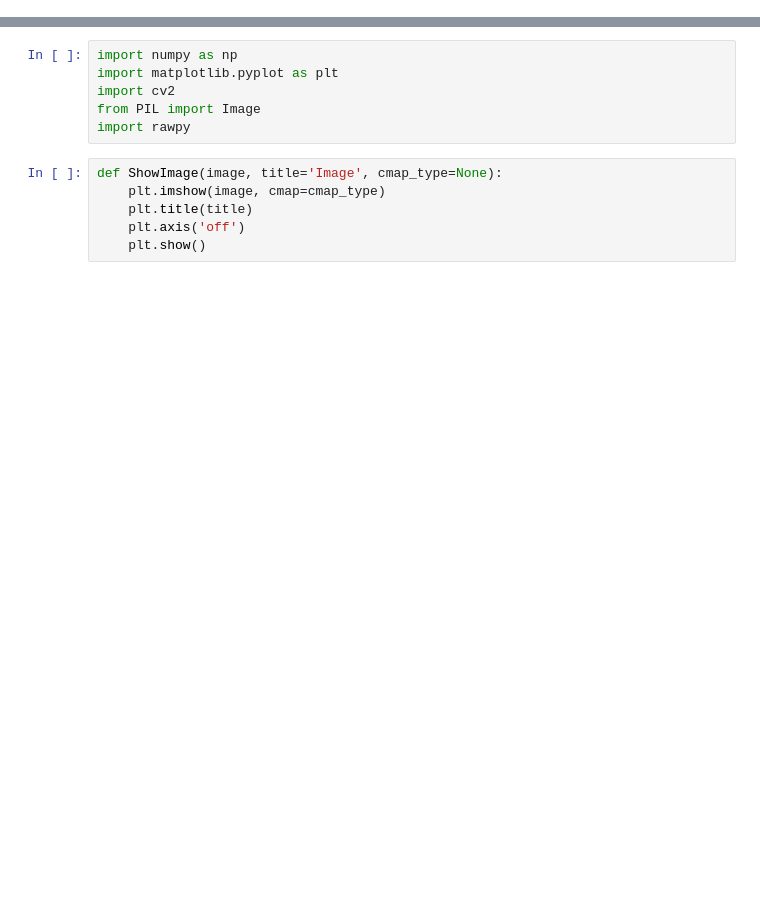
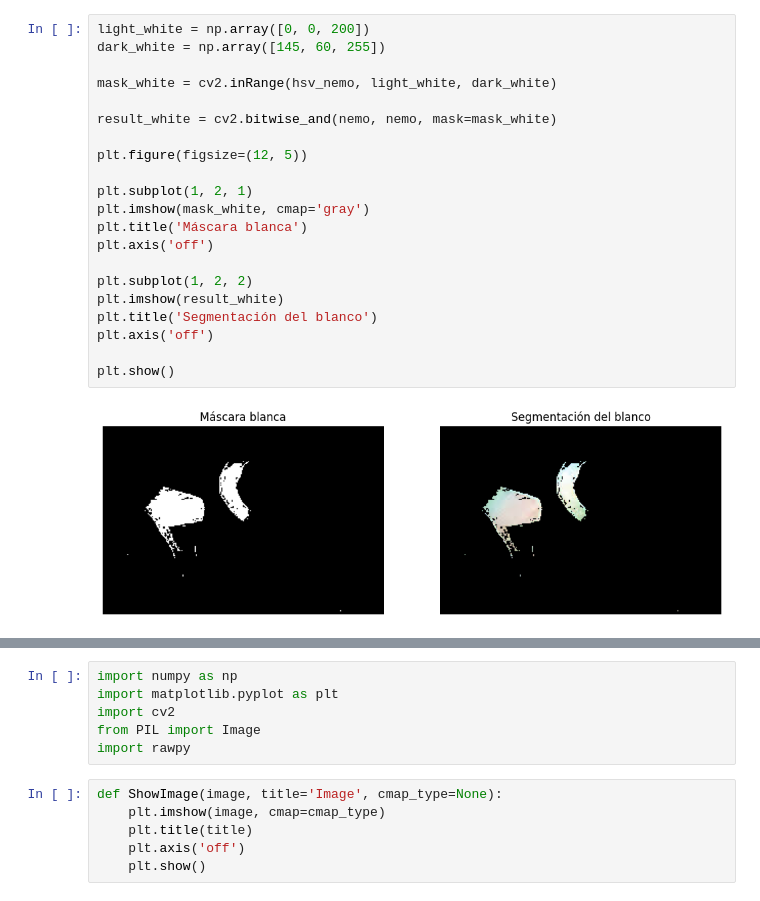
Before and after one commit to Torino1564/Procesamiento-de-Imagenes-Grupo-2, a Jupyter notebook: TP6/TP6.ipynb, the cells around one changed output, grey strips where cells are left out. Drawn from its saved outputs; the diff is of its cells as text; blank space fills up the shorter version.

```diff
--- a/TP6/TP6.ipynb
+++ b/TP6/TP6.ipynb
@@ -23,0 +70,23 @@ Note: you may need to restart the kernel to use updated packages.
+# %%
+light_white = np.array([0, 0, 200])
+dark_white = np.array([145, 60, 255])
+
+mask_white = cv2.inRange(hsv_nemo, light_white, dark_white)
+
+result_white = cv2.bitwise_and(nemo, nemo, mask=mask_white)
+
+plt.figure(figsize=(12, 5))
+
+plt.subplot(1, 2, 1)
+plt.imshow(mask_white, cmap='gray')
+plt.title('Máscara blanca')
+plt.axis('off')
+
+plt.subplot(1, 2, 2)
+plt.imshow(result_white)
+plt.title('Segmentación del blanco')
+plt.axis('off')
+
+plt.show()
+# %% [output]
+[figure, added]
```
Also changed, not shown: parts of 46 cells of this notebook.
